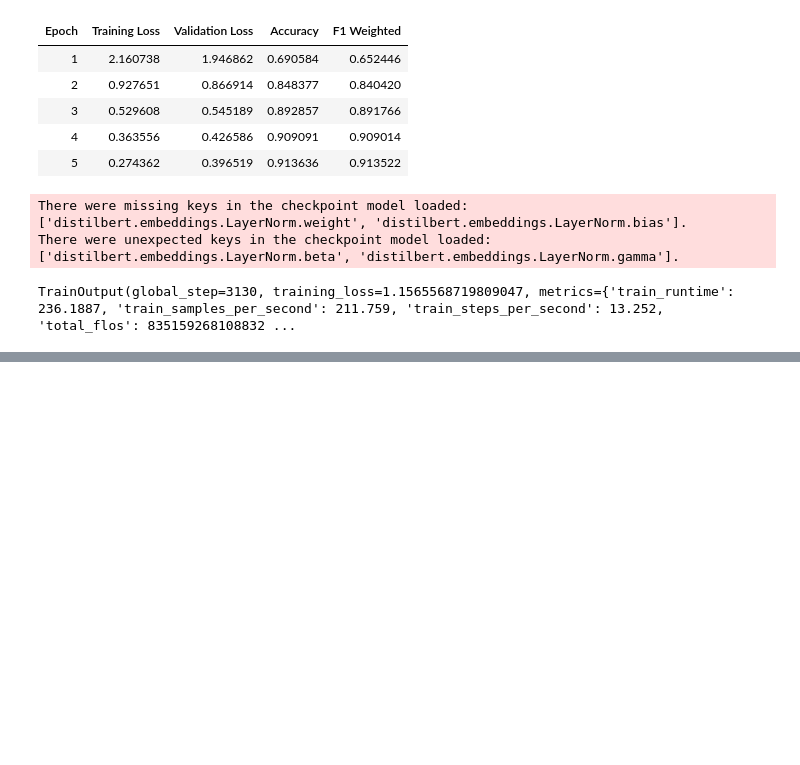
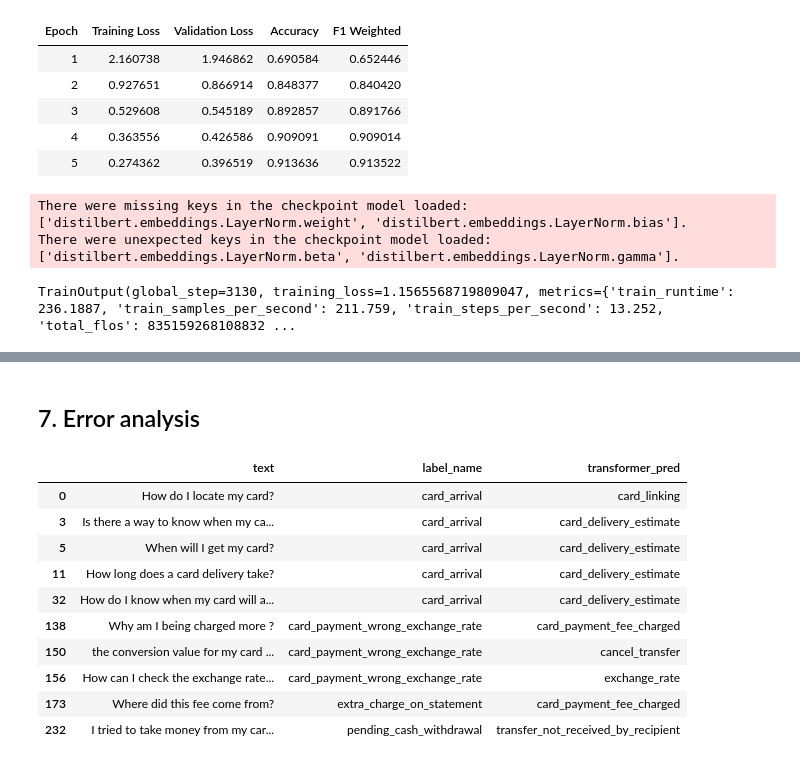
Before and after one commit to mdmohsin212/Kaggle-competitions, a Jupyter notebook: Support Ticket Intelligence/notebook/support_ticket.ipynb, the cells around one changed output, grey strips where cells are left out. Cells and saved outputs as stored; diff of their text form; code cells hidden in the pictures; blank space fills up the shorter version.

Commit message:
Analysis error after fine tune transformer

```diff
--- a/Support Ticket Intelligence/notebook/support_ticket.ipynb
+++ b/Support Ticket Intelligence/notebook/support_ticket.ipynb
@@ -507,3 +507,9 @@ trainer.train()
 There were missing keys in the checkpoint model loaded: ['distilbert.embeddings.LayerNorm.weight', 'distilbert.embeddings.LayerNorm.bias'].
 There were unexpected keys in the checkpoint model loaded: ['distilbert.embeddings.LayerNorm.beta', 'distilbert.embeddings.LayerNorm.gamma'].
 TrainOutput(global_step=3130, training_loss=1.1565568719809047, metrics={'train_runtime': 236.1887, 'train_samples_per_second': 211.759, 'train_steps_per_second': 13.252, 'total_flos': 835159268108832 ...
+# %%
+transformer_metrics = trainer.evaluate()
+transformer_preds_obj = trainer.predict(test_tok)
+
+transformer_pred_ids = np.argmax(transformer_preds_obj.predictions, axis=1)
+transformer_pred_labels = [id2label[i] for i in transformer_pred_ids]
@@ -509,0 +537,22 @@ TrainOutput(global_step=3130, training_loss=1.1565568719809047, metrics={'train_
+# %% [markdown]
+## 7. Error analysis
+# %%
+error_df = test_df.copy()
+error_df["tfidf_pred"] = tfidf_preds
+error_df["lstm_pred"] = lstm_preds
+error_df["transformer_pred"] = transformer_pred_labels
+
+transformer_errors = error_df[error_df["label_name"] != error_df["transformer_pred"]].copy()
+transformer_errors[["text", "label_name", "transformer_pred"]].head(10)
+# %% [output]
+|  | text | label_name | transformer_pred |
+| 0 | How do I locate my card? | card_arrival | card_linking |
+| 3 | Is there a way to know when my ca... | card_arrival | card_delivery_estimate |
+| 5 | When will I get my card? | card_arrival | card_delivery_estimate |
+| 11 | How long does a card delivery take? | card_arrival | card_delivery_estimate |
+| 32 | How do I know when my card will a... | card_arrival | card_delivery_estimate |
+| 138 | Why am I being charged more ? | card_payment_wrong_exchange_rate | card_payment_fee_charged |
+| 150 | the conversion value for my card ... | card_payment_wrong_exchange_rate | cancel_transfer |
+| 156 | How can I check the exchange rate... | card_payment_wrong_exchange_rate | exchange_rate |
+| 173 | Where did this fee come from? | extra_charge_on_statement | card_payment_fee_charged |
+| 232 | I tried to take money from my car... | pending_cash_withdrawal | transfer_not_received_by_recipient |
```
Also changed, not shown: parts of 2 cells of this notebook.
